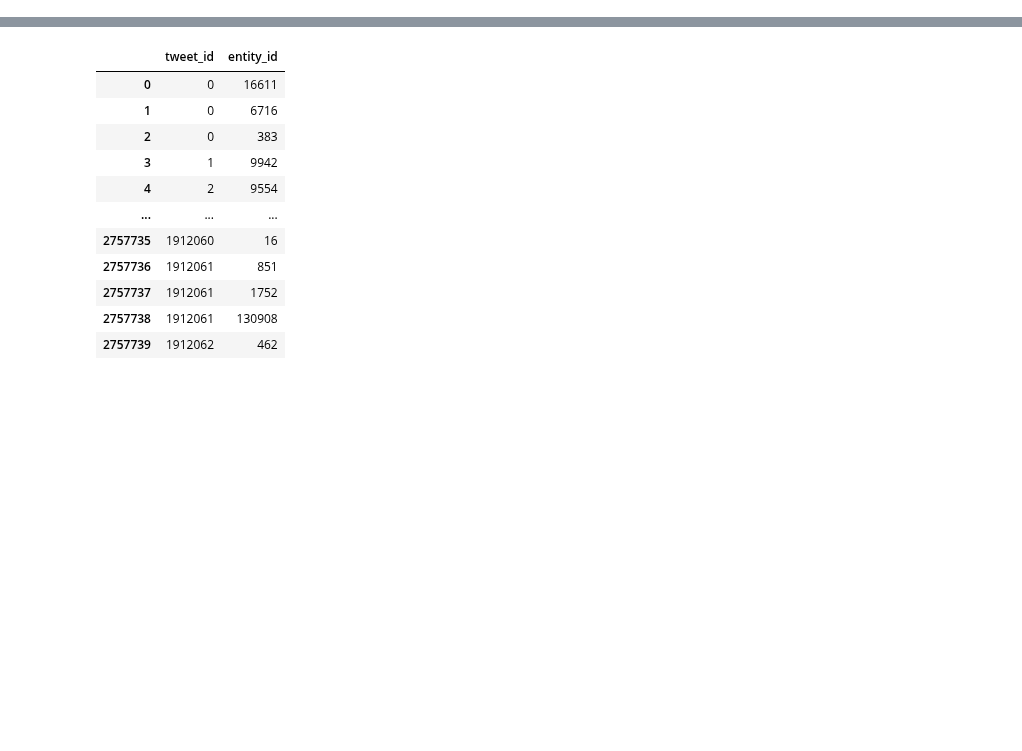
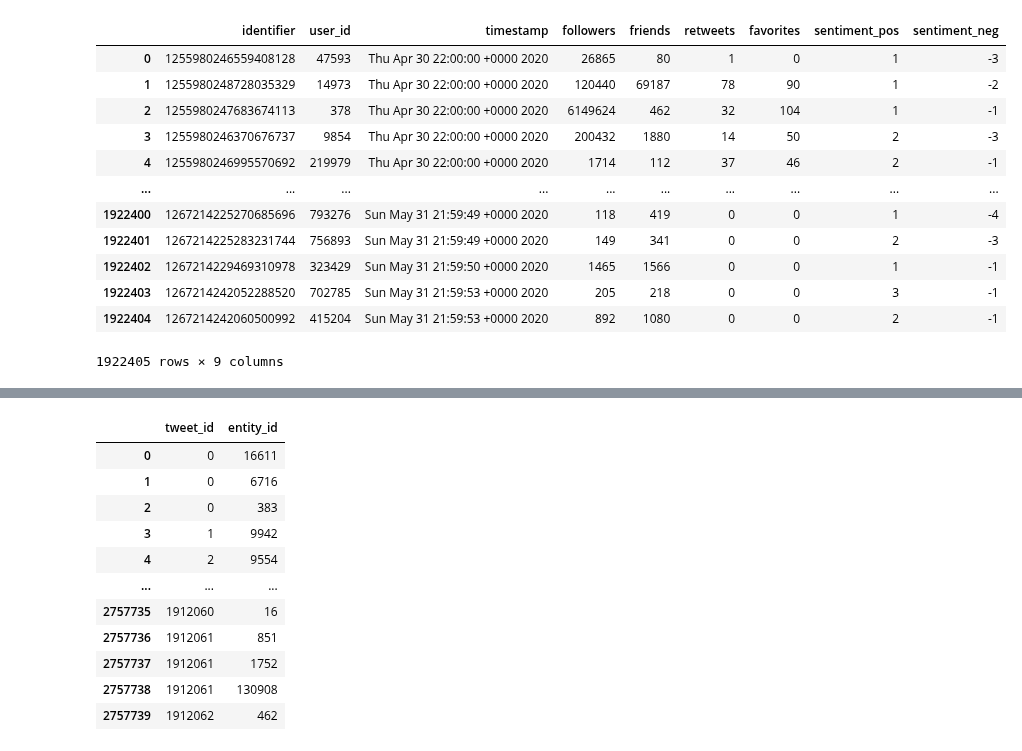
Before and after one commit to gesiscss/css_methods_python, a Jupyter notebook: a_introduction/2_data_handling_and_visualization.ipynb, the cells around one changed output, grey strips where cells are left out. Cells and saved outputs as stored; diff of their text form; code cells hidden in the pictures; blank space fills up the shorter version.

```diff
--- a/a_introduction/2_data_handling_and_visualization.ipynb
+++ b/a_introduction/2_data_handling_and_visualization.ipynb
@@ -305,0 +1435,64 @@ hashtags_table
+# %%
+#First we get a copy of the tweets dataframe and do our manipulations on that:
+
+tweets_df = tweets.copy()
+
+# Then we rename identifier and username columns:
+
+tweets_df.rename(columns = {'tweet_id':'identifier', 'username':'user_id'}, inplace = True)
+
+# We do a reset_index() on users dataframe, so that its indices will have a new column "index", and we delete its
+# followers_max and friends_max columns:
+
+temp_users = users.reset_index()
+del temp_users['followers_max']
+del temp_users['friends_max']
+
+# Using pd.merge(), we assign indices in users dataframe to their equivalent usernames:
+
+merged = pd.merge(temp_users, tweets_df, left_on='username', right_on='user_id', how='left').drop('user_id', axis=1)
+merged = merged.rename(columns={"index": "user_id"})
+del merged['username']
+
+# For sorting timestamps, first we convert every timestamp to an easily sortable format:
+
+modified_timestamps = pd.to_datetime(merged['timestamp'], format = '%a %b %d %X %z %Y')
+
+merged['modified_timestamps'] = modified_timestamps
+
+# We sort the rows based on new timestamps:
+
+merged = merged.sort_values(by=['modified_timestamps']).reset_index()
+del merged['modified_timestamps']
+del merged['index']
+
+# We assign the right labels to columns:
+
+cols = ['identifier'] + ['user_id'] + [col for col in merged if (col != 'identifier' and col != 'user_id')]
+merged = merged[cols]
+tweets_sorted = merged
+tweets_df = tweets_sorted.copy()
+
+# Finally, we delete the unnecessary columns:
+
+del tweets_df['entities']
+del tweets_df['mentions']
+del tweets_df['hashtags']
+del tweets_df['urls']
+del merged
+
+tweets_df
+# %% [output]
+|  | identifier | user_id | timestamp | followers | friends | retweets | favorites | sentiment_pos | sentiment_neg |
+| 0 | 1255980246559408128 | 47593 | Thu Apr 30 22:00:00 +0000 2020 | 26865 | 80 | 1 | 0 | 1 | -3 |
+| 1 | 1255980248728035329 | 14973 | Thu Apr 30 22:00:00 +0000 2020 | 120440 | 69187 | 78 | 90 | 1 | -2 |
+| 2 | 1255980247683674113 | 378 | Thu Apr 30 22:00:00 +0000 2020 | 6149624 | 462 | 32 | 104 | 1 | -1 |
+| 3 | 1255980246370676737 | 9854 | Thu Apr 30 22:00:00 +0000 2020 | 200432 | 1880 | 14 | 50 | 2 | -3 |
+| 4 | 1255980246995570692 | 219979 | Thu Apr 30 22:00:00 +0000 2020 | 1714 | 112 | 37 | 46 | 2 | -1 |
+| ... | ... | ... | ... | ... | ... | ... | ... | ... | ... |
+| 1922400 | 1267214225270685696 | 793276 | Sun May 31 21:59:49 +0000 2020 | 118 | 419 | 0 | 0 | 1 | -4 |
+| 1922401 | 1267214225283231744 | 756893 | Sun May 31 21:59:49 +0000 2020 | 149 | 341 | 0 | 0 | 2 | -3 |
+| 1922402 | 1267214229469310978 | 323429 | Sun May 31 21:59:50 +0000 2020 | 1465 | 1566 | 0 | 0 | 1 | -1 |
+| 1922403 | 1267214242052288520 | 702785 | Sun May 31 21:59:53 +0000 2020 | 205 | 218 | 0 | 0 | 3 | -1 |
+| 1922404 | 1267214242060500992 | 415204 | Sun May 31 21:59:53 +0000 2020 | 892 | 1080 | 0 | 0 | 2 | -1 |
+1922405 rows × 9 columns
```
Also changed, not shown: parts of 296 cells of this notebook.
